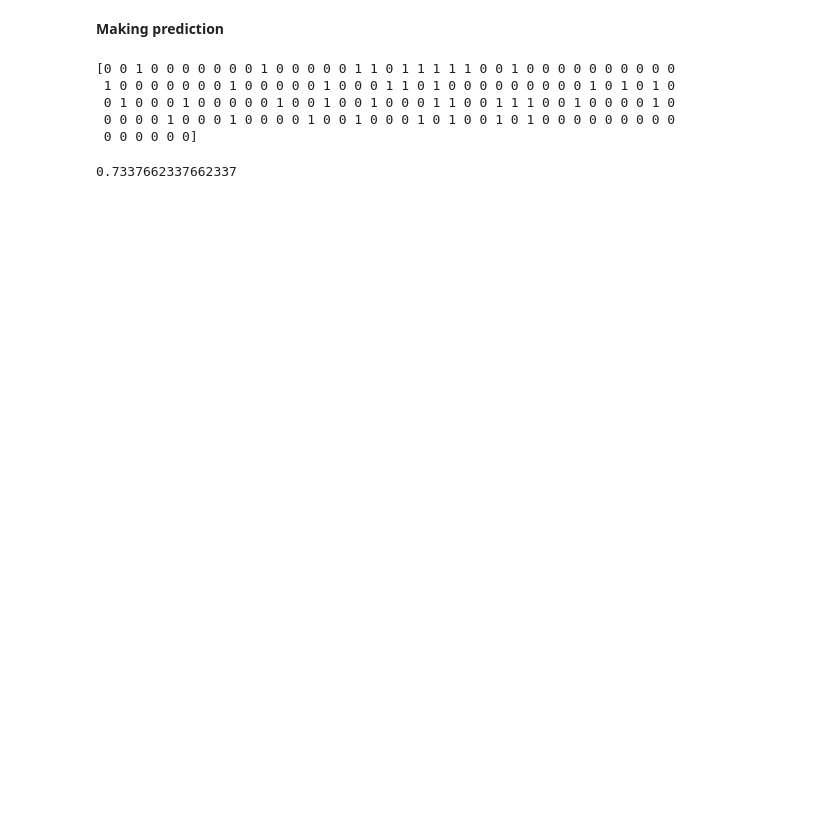
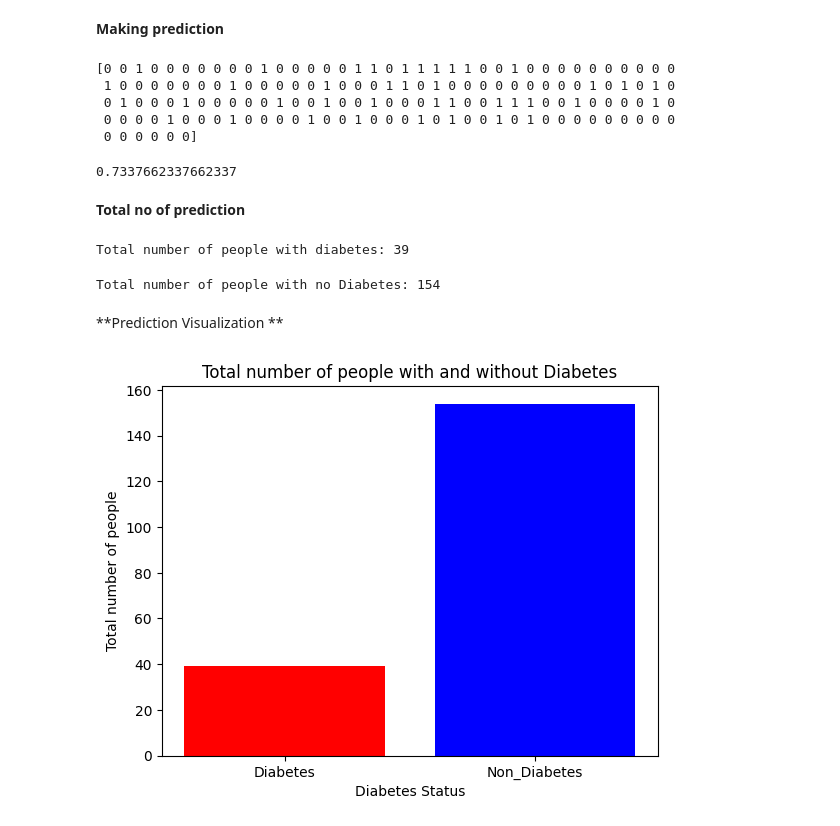
Before and after one commit to Anitashafique/MeriSKILL, a Jupyter notebook: Diabetes.ipynb, the cells around one changed output. Saved outputs shown, nothing was run; the diff lists cells and outputs as text; code cells hidden in the pictures; blank space fills up the shorter version.

```diff
--- a/Diabetes.ipynb
+++ b/Diabetes.ipynb
@@ -110,3 +199,27 @@ Accuracy=accuracy_score(Prediction,Y_test);
 print(Accuracy);
 # %% [output]
 0.7337662337662337
+# %% [markdown]
+**Total no of prediction**
+# %%
+Total_Diabetes=sum(Prediction);
+print("Total number of people with diabetes:",Total_Diabetes);
+# %% [output]
+Total number of people with diabetes: 39
+# %%
+Total_non_Diabetes=len(Prediction);
+print("Total number of people with no Diabetes:", Total_non_Diabetes);
+# %% [output]
+Total number of people with no Diabetes: 154
+# %% [markdown]
+**Prediction Visualization **
+# %%
+Total=[Total_Diabetes,Total_non_Diabetes];
+Labels=['Diabetes', 'Non_Diabetes'];
+plt.bar(Labels,Total,color=['red','blue']);
+plt.xlabel('Diabetes Status');
+plt.ylabel('Total number of people');
+plt.title('Total number of people with and without Diabetes');
+plt.show();
+# %% [output]
+[figure, added]
```
Also changed, not shown: parts of 12 cells of this notebook.
